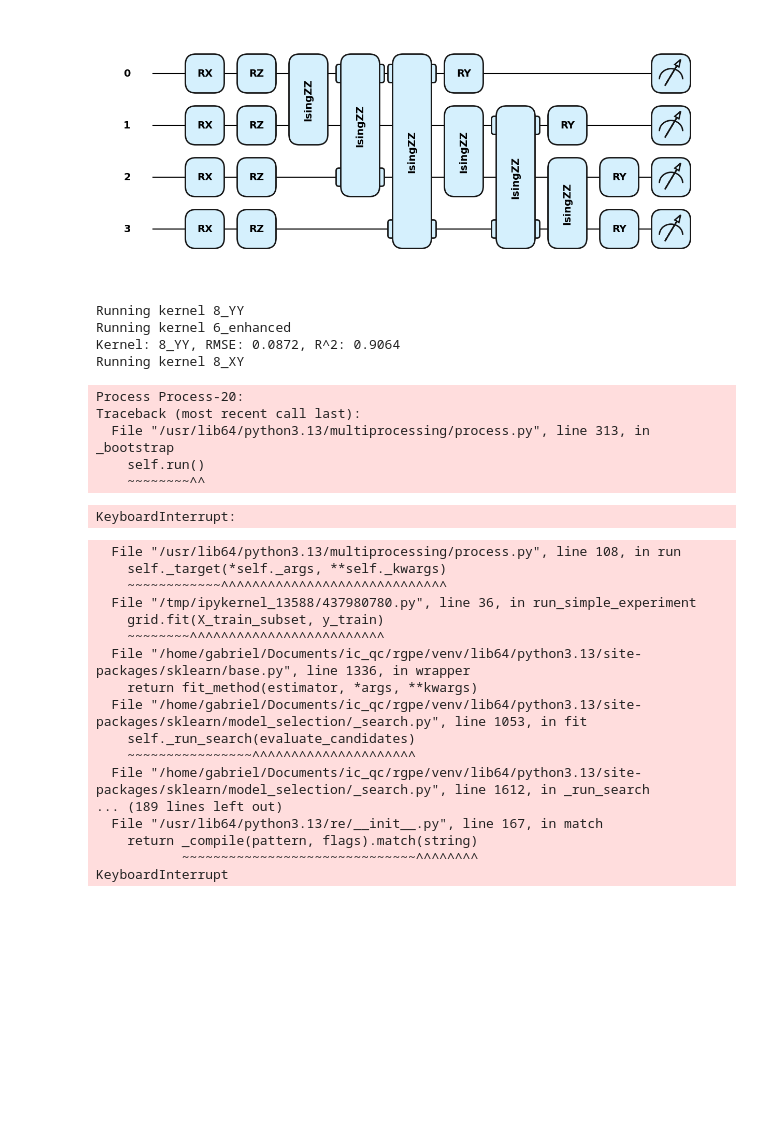
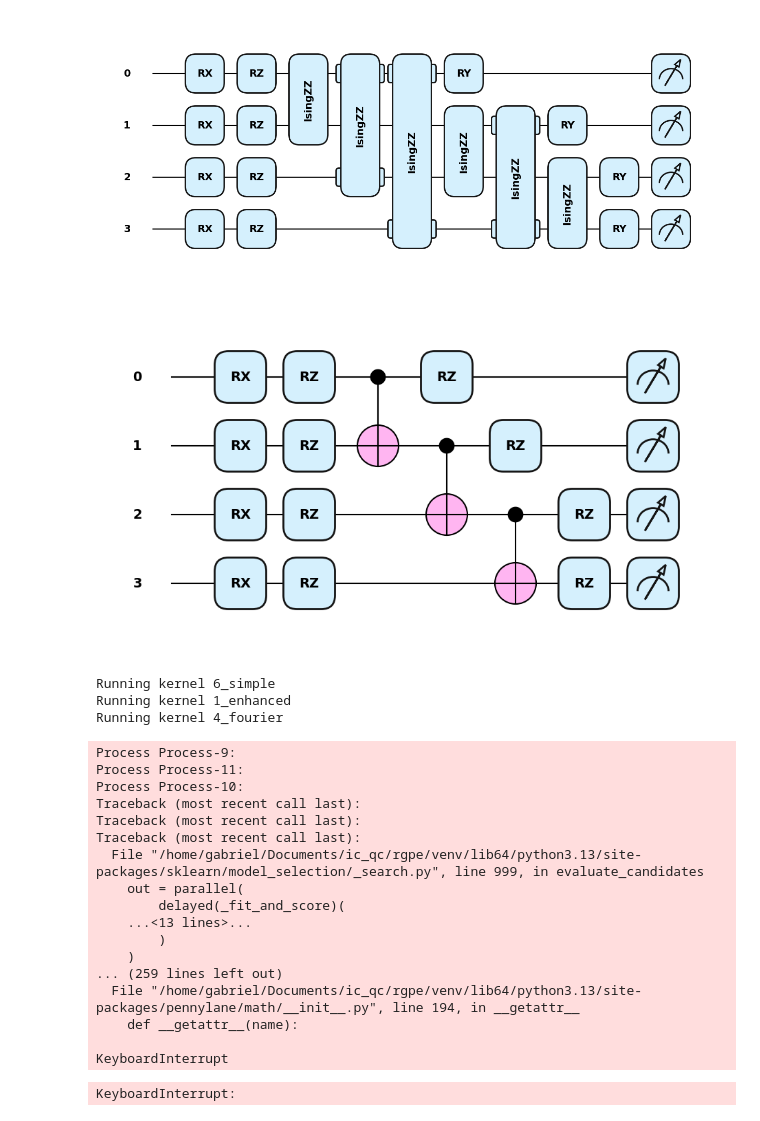
Before and after one commit to gddeazevedo/rgpe, a Jupyter notebook: notebooks/experiment_15_v3.ipynb, the cells around one changed output. Saved outputs shown, nothing was run; the diff lists cells and outputs as text; code cells hidden in the pictures; blank space fills up the shorter version.

```diff
--- a/notebooks/experiment_15_v3.ipynb
+++ b/notebooks/experiment_15_v3.ipynb
@@ -212,3 +246,25 @@ plt.show()
+# %%
+n_qubits = 4
+x_example = np.random.uniform(0, np.pi, n_qubits)
+
+dev = qml.device("lightning.qubit", wires=n_qubits)
+
+@qml.qnode(dev)
+def encoding_circuit(x):
+    fourier_feature_map(x, wires=range(n_qubits))
+    return qml.state()
+
+
+fig, ax = qml.draw_mpl(
+    encoding_circuit,
+    style="pennylane",
+    level="device"
+)(x_example)
+
+plt.savefig("../results/experiment_15_v3/fourier_feature_map.png", dpi=160, bbox_inches='tight')
+plt.show()
+# %% [output]
+[figure, added]
 # %%
 def run_simple_experiment():
     results = []
@@ -323,36 +445,33 @@ def run_enhanced_experiment():
 # %%
 p_simple_process = Process(target=run_simple_experiment)
 p_enhanced_process = Process(target=run_enhanced_experiment)
+p_fourier_process = Process(target=run_fourier_experiment)
 
 p_simple_process.start()
 p_enhanced_process.start()
+p_fourier_process.start()
 p_simple_process.join()
 p_enhanced_process.join()
+p_fourier_process.join()
 # %% [output]
-Running kernel 8_YY
-Running kernel 6_enhanced
-Kernel: 8_YY, RMSE: 0.0872, R^2: 0.9064
-Running kernel 8_XY
+Running kernel 6_simple
+Running kernel 1_enhanced
+Running kernel 4_fourier
-Process Process-20:
+Process Process-9:
+Process Process-11:
+Process Process-10:
 Traceback (most recent call last):
-  File "/usr/lib64/python3.13/multiprocessing/process.py", line 313, in _bootstrap
-    self.run()
-    ~~~~~~~~^^
+Traceback (most recent call last):
+Traceback (most recent call last):
+  File "/home/gabriel/Documents/ic_qc/rgpe/venv/lib64/python3.13/site-packages/sklearn/model_selection/_search.py", line 999, in evaluate_candidates
+    out = parallel(
+        delayed(_fit_and_score)(
+    ...<13 lines>...
+        )
+    )
+... (259 lines left out)
+  File "/home/gabriel/Documents/ic_qc/rgpe/venv/lib64/python3.13/site-packages/pennylane/math/__init__.py", line 194, in __getattr__
+    def __getattr__(name):
+
+KeyboardInterrupt
 KeyboardInterrupt:
-  File "/usr/lib64/python3.13/multiprocessing/process.py", line 108, in run
-    self._target(*self._args, **self._kwargs)
-    ~~~~~~~~~~~~^^^^^^^^^^^^^^^^^^^^^^^^^^^^^
-  File "/tmp/ipykernel_13588/437980780.py", line 36, in run_simple_experiment
-    grid.fit(X_train_subset, y_train)
-    ~~~~~~~~^^^^^^^^^^^^^^^^^^^^^^^^^
-  File "/home/gabriel/Documents/ic_qc/rgpe/venv/lib64/python3.13/site-packages/sklearn/base.py", line 1336, in wrapper
-    return fit_method(estimator, *args, **kwargs)
-  File "/home/gabriel/Documents/ic_qc/rgpe/venv/lib64/python3.13/site-packages/sklearn/model_selection/_search.py", line 1053, in fit
-    self._run_search(evaluate_candidates)
-    ~~~~~~~~~~~~~~~~^^^^^^^^^^^^^^^^^^^^^
-  File "/home/gabriel/Documents/ic_qc/rgpe/venv/lib64/python3.13/site-packages/sklearn/model_selection/_search.py", line 1612, in _run_search
-... (189 lines left out)
-  File "/usr/lib64/python3.13/re/__init__.py", line 167, in match
-    return _compile(pattern, flags).match(string)
-           ~~~~~~~~~~~~~~~~~~~~~~~~~~~~~~^^^^^^^^
-KeyboardInterrupt
```
Also changed, not shown: parts of 6 cells of this notebook, 2 other files.
